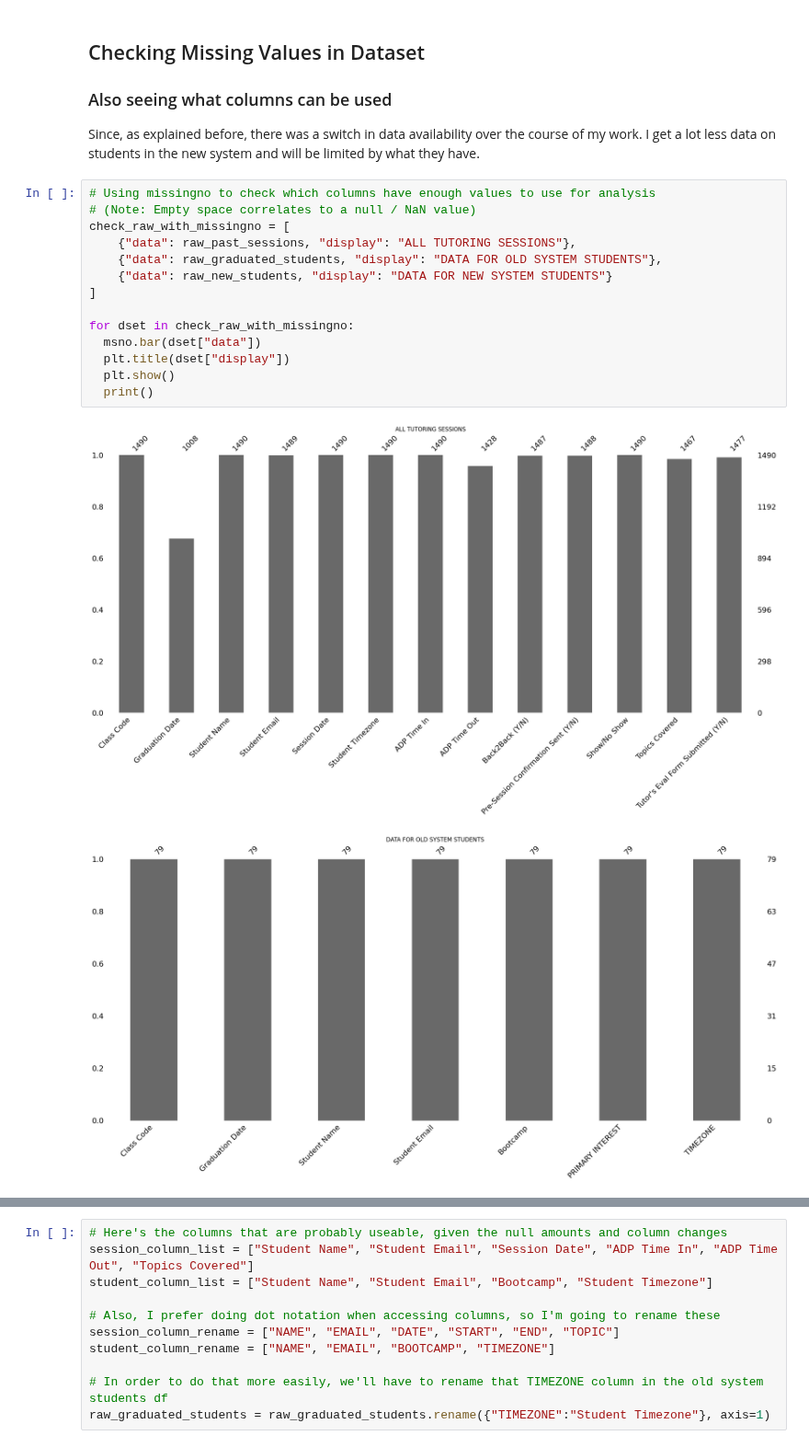
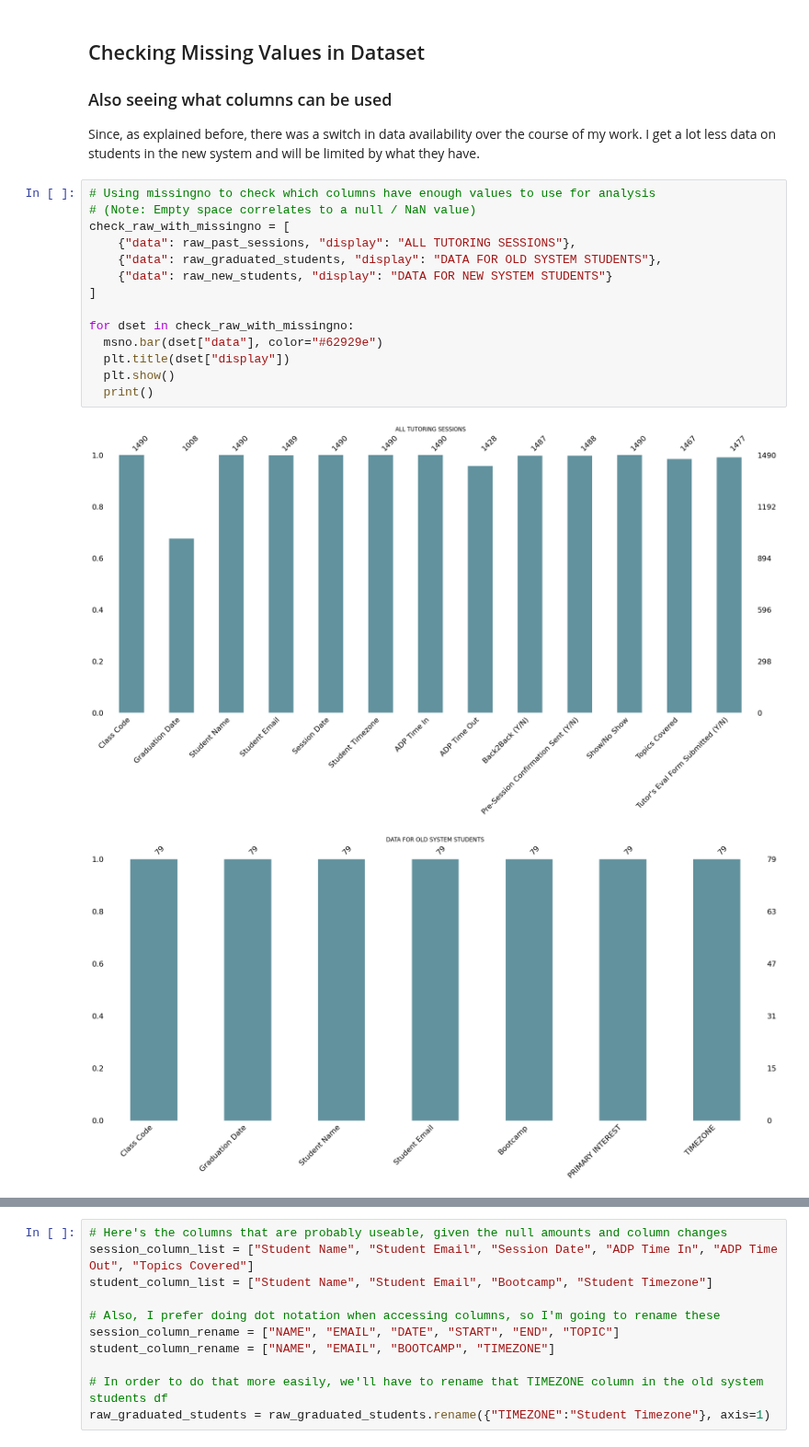
Before and after one commit to de-mark/tutoring_dashboard, a Jupyter notebook: assets/data/data_cleaning.ipynb, the cells around one changed output, grey strips where cells are left out. Shown at 92% size. Drawn from its saved outputs; the diff is of its cells as text.

```diff
--- a/assets/data/data_cleaning.ipynb
+++ b/assets/data/data_cleaning.ipynb
@@ -31,17 +31,17 @@ Since, as explained before, there was a switch in data availability over the cou
 # %%
 # Using missingno to check which columns have enough values to use for analysis
 # (Note: Empty space correlates to a null / NaN value)
 check_raw_with_missingno = [
     {"data": raw_past_sessions, "display": "ALL TUTORING SESSIONS"},
     {"data": raw_graduated_students, "display": "DATA FOR OLD SYSTEM STUDENTS"},
     {"data": raw_new_students, "display": "DATA FOR NEW SYSTEM STUDENTS"}
 ]
 
 for dset in check_raw_with_missingno:
-  msno.bar(dset["data"])
+  msno.bar(dset["data"], color="#62929e")
   plt.title(dset["display"])
   plt.show()
   print()
 # %% [output]
-[figure, old version]
+[figure, new version]
-[figure, old version]
+[figure, new version]
```
Also changed, not shown: parts of 4 cells of this notebook, 2 other files.
